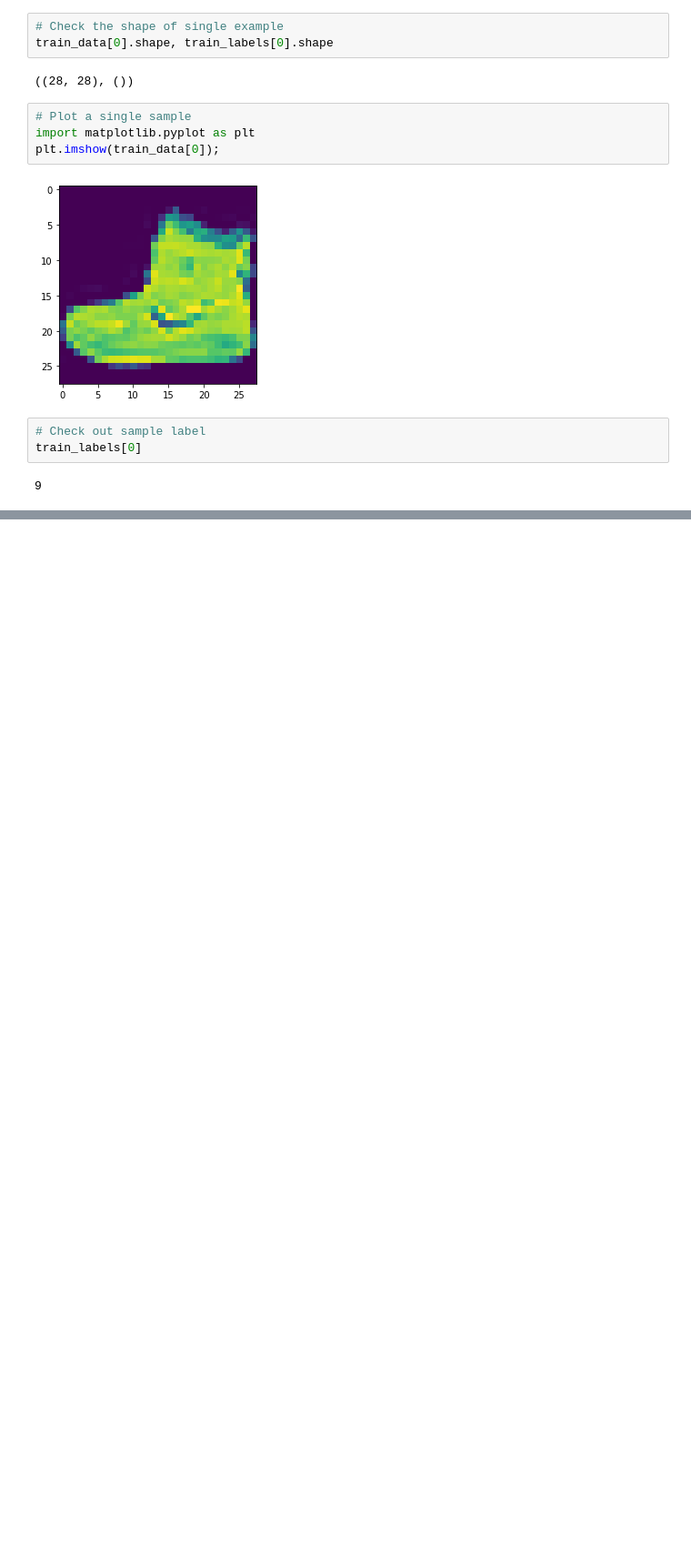
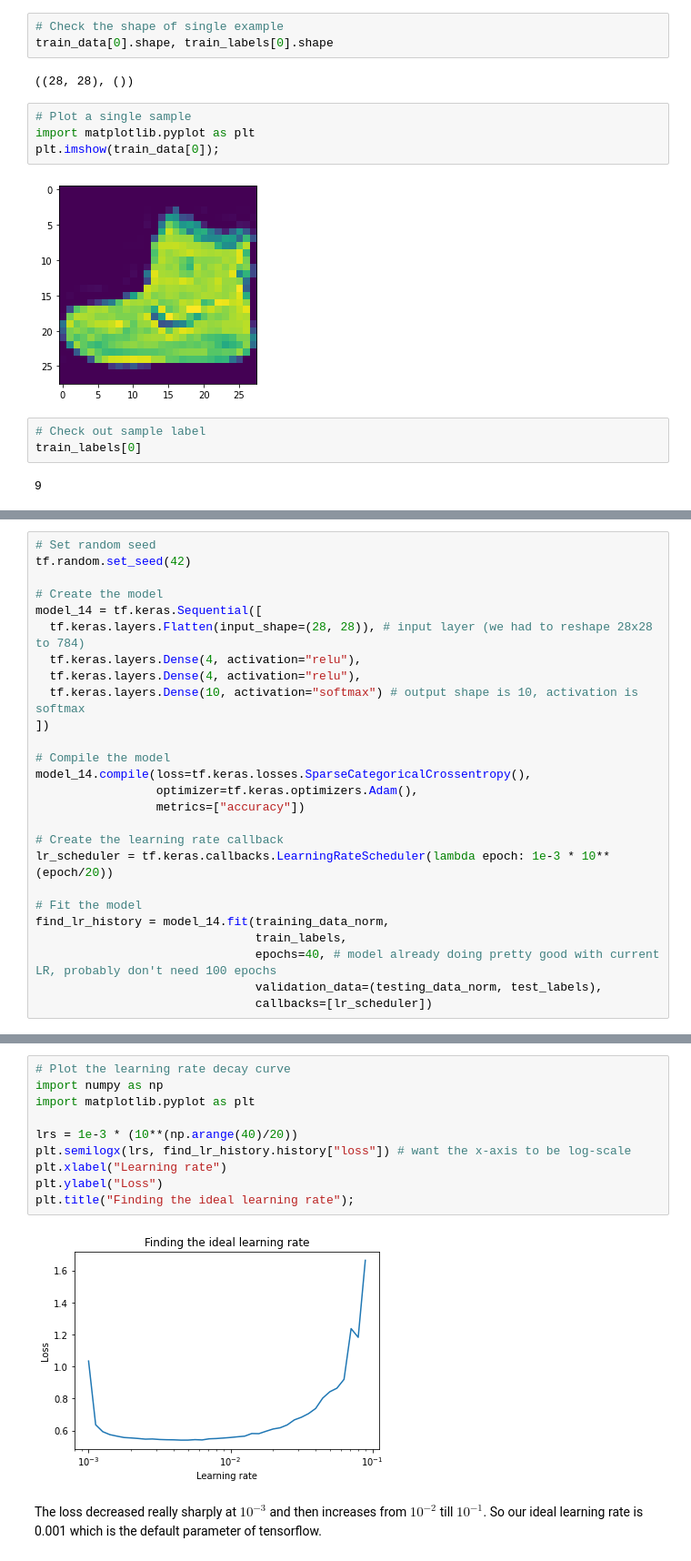
Before and after one commit to ShahZebYousafzai/Deep-Learning-Basics, a Jupyter notebook: 3_Neural_Network_Classification.ipynb, the cells around one changed output, grey strips where cells are left out. Shown at 91% size. Cells and saved outputs as stored; diff of their text form; blank space fills up the shorter version.

```diff
--- a/3_Neural_Network_Classification.ipynb
+++ b/3_Neural_Network_Classification.ipynb
@@ -1402,0 +1589,26 @@ class_name = ["T-"]
+# %%
+# Set random seed
+tf.random.set_seed(42)
+
+# Create the model
+model_14 = tf.keras.Sequential([
+  tf.keras.layers.Flatten(input_shape=(28, 28)), # input layer (we had to reshape 28x28 to 784)
+  tf.keras.layers.Dense(4, activation="relu"),
+  tf.keras.layers.Dense(4, activation="relu"),
+  tf.keras.layers.Dense(10, activation="softmax") # output shape is 10, activation is softmax
+])
+
+# Compile the model
+model_14.compile(loss=tf.keras.losses.SparseCategoricalCrossentropy(),
+                 optimizer=tf.keras.optimizers.Adam(),
+                 metrics=["accuracy"])
+
+# Create the learning rate callback
+lr_scheduler = tf.keras.callbacks.LearningRateScheduler(lambda epoch: 1e-3 * 10**(epoch/20))
+
+# Fit the model
+find_lr_history = model_14.fit(training_data_norm,
+                               train_labels,
+                               epochs=40, # model already doing pretty good with current LR, probably don't need 100 epochs
+                               validation_data=(testing_data_norm, test_labels),
+                               callbacks=[lr_scheduler])
@@ -1402,0 +1633,14 @@ class_name = ["T-"]
+# %%
+# Plot the learning rate decay curve
+import numpy as np
+import matplotlib.pyplot as plt
+
+lrs = 1e-3 * (10**(np.arange(40)/20))
+plt.semilogx(lrs, find_lr_history.history["loss"]) # want the x-axis to be log-scale
+plt.xlabel("Learning rate")
+plt.ylabel("Loss")
+plt.title("Finding the ideal learning rate");
+# %% [output]
+[figure, added]
+# %% [markdown]
+The loss decreased really sharply at $10^{-3}$ and then increases from $10^{-2}$ till $10^{-1}$. So our ideal learning rate is 0.001 which is the default parameter of tensorflow.
```
Also changed, not shown: parts of 60 cells of this notebook.
